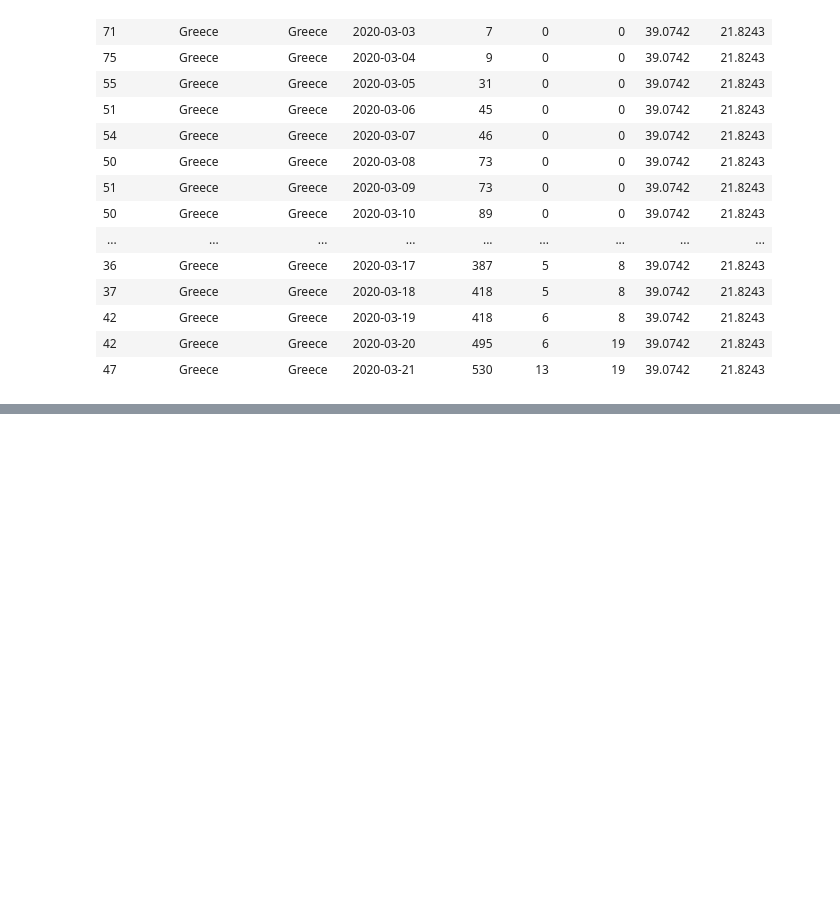
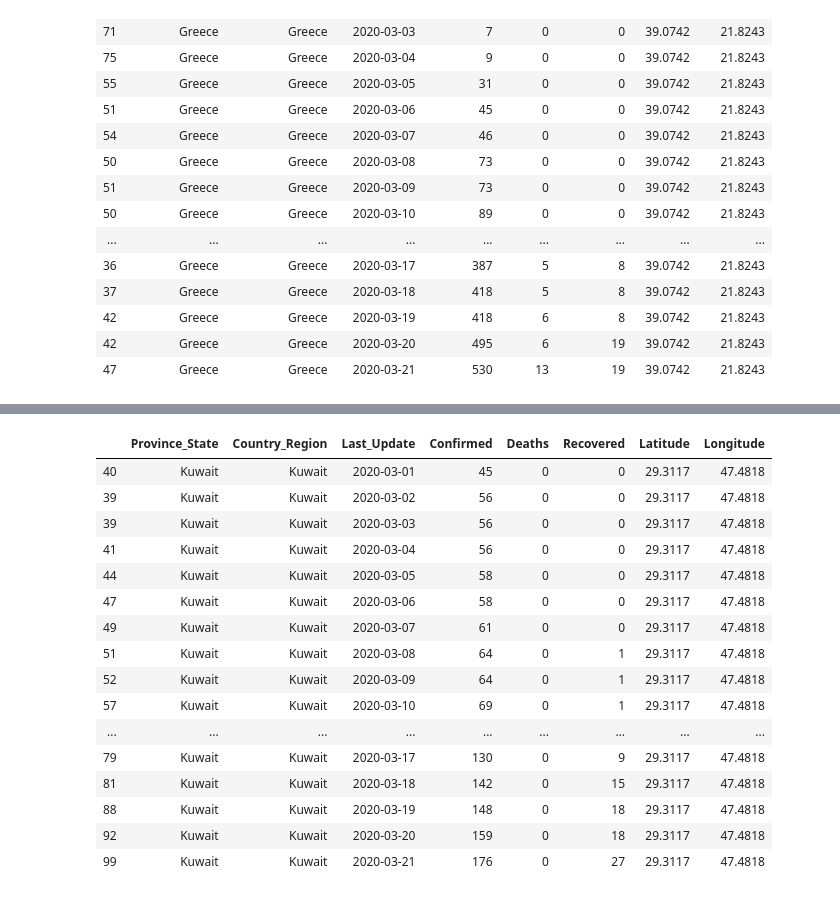
Before and after one commit to whysoq520/covid-19-Analysis, a Jupyter notebook: combine2.ipynb, the cells around one changed output, grey strips where cells are left out. Saved outputs shown, nothing was run; the diff lists cells and outputs as text; code cells hidden in the pictures; blank space fills up the shorter version.

```diff
--- a/combine2.ipynb
+++ b/combine2.ipynb
@@ -772 +831,24 @@ df[df['Country_Region']=='Greece']
+# %%
+df.loc[df.Country_Region == 'Kuwait', "Latitude"] = 29.3117
+df.loc[df.Country_Region == 'Kuwait', "Longitude"] = 47.4818
+df.loc[df.Country_Region == 'Kuwait', "Province_State"] = 'Kuwait'
+df[df['Country_Region']=='Kuwait']
+# %% [output]
+|  | Province_State | Country_Region | Last_Update | Confirmed | Deaths | Recovered | Latitude | Longitude |
+| 40 | Kuwait | Kuwait | 2020-03-01 | 45 | 0 | 0 | 29.3117 | 47.4818 |
+| 39 | Kuwait | Kuwait | 2020-03-02 | 56 | 0 | 0 | 29.3117 | 47.4818 |
+| 39 | Kuwait | Kuwait | 2020-03-03 | 56 | 0 | 0 | 29.3117 | 47.4818 |
+| 41 | Kuwait | Kuwait | 2020-03-04 | 56 | 0 | 0 | 29.3117 | 47.4818 |
+| 44 | Kuwait | Kuwait | 2020-03-05 | 58 | 0 | 0 | 29.3117 | 47.4818 |
+| 47 | Kuwait | Kuwait | 2020-03-06 | 58 | 0 | 0 | 29.3117 | 47.4818 |
+| 49 | Kuwait | Kuwait | 2020-03-07 | 61 | 0 | 0 | 29.3117 | 47.4818 |
+| 51 | Kuwait | Kuwait | 2020-03-08 | 64 | 0 | 1 | 29.3117 | 47.4818 |
+| 52 | Kuwait | Kuwait | 2020-03-09 | 64 | 0 | 1 | 29.3117 | 47.4818 |
+| 57 | Kuwait | Kuwait | 2020-03-10 | 69 | 0 | 1 | 29.3117 | 47.4818 |
+| ... | ... | ... | ... | ... | ... | ... | ... | ... |
+| 79 | Kuwait | Kuwait | 2020-03-17 | 130 | 0 | 9 | 29.3117 | 47.4818 |
+| 81 | Kuwait | Kuwait | 2020-03-18 | 142 | 0 | 15 | 29.3117 | 47.4818 |
+| 88 | Kuwait | Kuwait | 2020-03-19 | 148 | 0 | 18 | 29.3117 | 47.4818 |
+| 92 | Kuwait | Kuwait | 2020-03-20 | 159 | 0 | 18 | 29.3117 | 47.4818 |
+| 99 | Kuwait | Kuwait | 2020-03-21 | 176 | 0 | 27 | 29.3117 | 47.4818 |
 # %%
```
Also changed, not shown: parts of 5 cells of this notebook.
